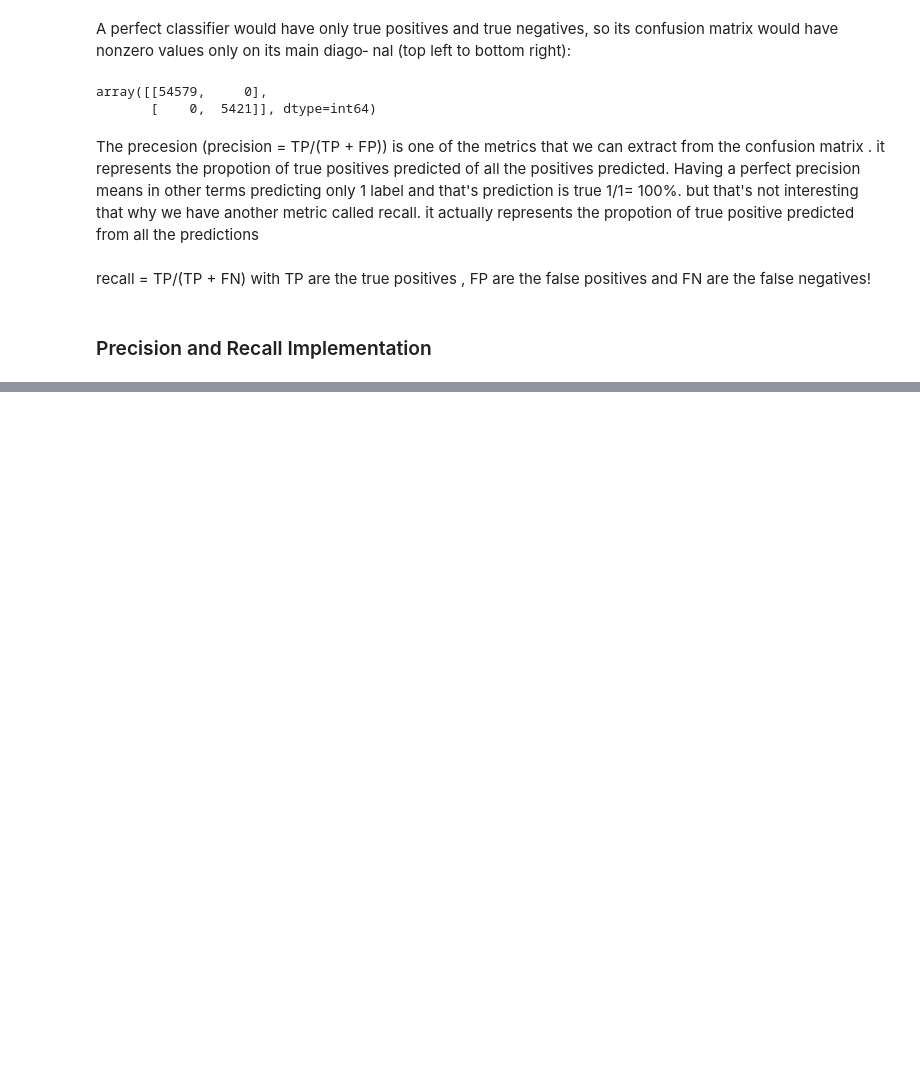
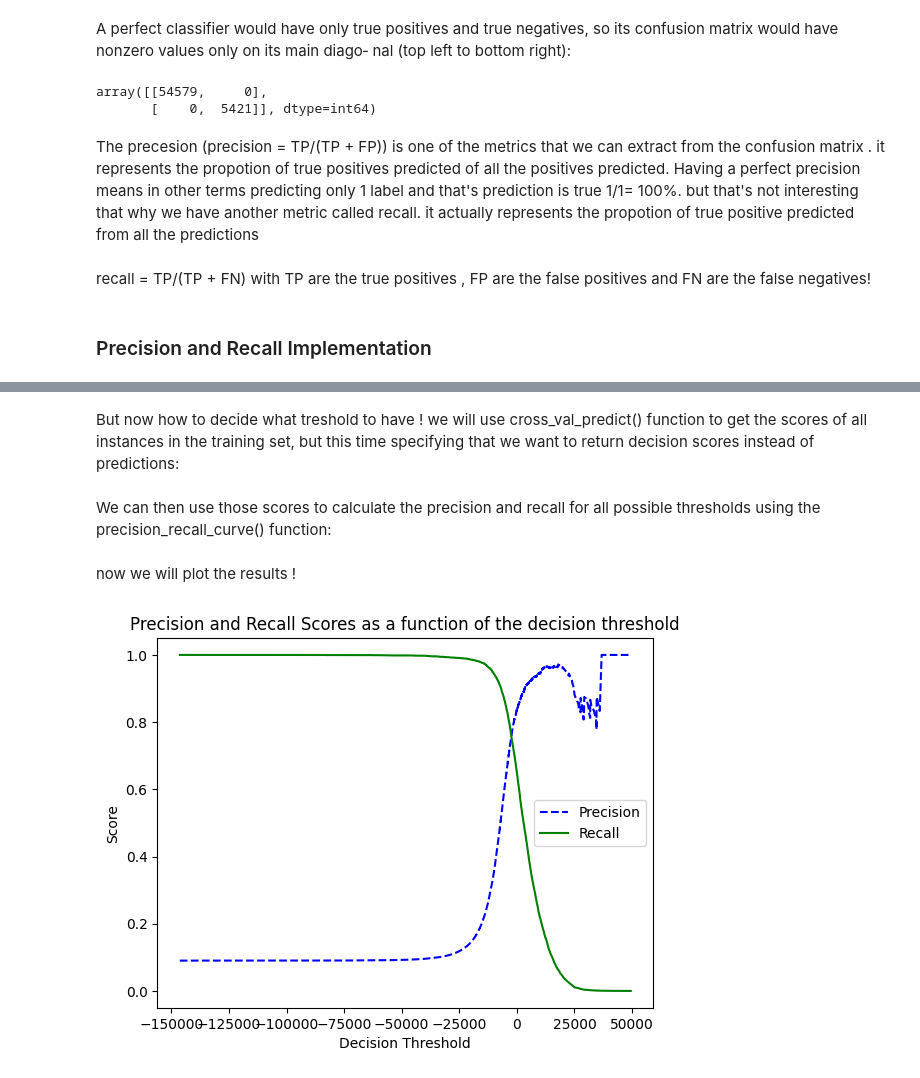
Before and after one commit to Chamiln17/Machine-Learning-Projects, a Jupyter notebook: 2-MNIST.ipynb, the cells around one changed output, grey strips where cells are left out. Saved outputs shown, nothing was run; the diff lists cells and outputs as text; code cells hidden in the pictures; blank space fills up the shorter version.

Commit message:
Analysing Recall/Precision Trade-off

```diff
--- a/2-MNIST.ipynb
+++ b/2-MNIST.ipynb
@@ -130,0 +179,27 @@ recall = TP/(TP + FN) with TP are the true positives , FP are the false positive
+# %% [markdown]
+But now how to decide what treshold to have ! we will use cross_val_predict() function to get the scores of all instances in the training set, but this time specifying that we want to return decision scores instead of predictions:
+# %%
+y_scores = cross_val_predict(sgd_clf, X_train, y_train_5, cv=3,method="decision_function")
+# %% [markdown]
+We can then use those scores to calculate the precision and recall for all possible thresholds using the precision_recall_curve() function:
+# %%
+from sklearn.metrics import precision_recall_curve
+precisions, recalls, thresholds = precision_recall_curve(y_train_5, y_scores)
+# %% [markdown]
+now we will plot the results !
+# %%
+import matplotlib.pyplot as plt
+
+def plot_precision_recall_vs_threshold(precisions, recalls, thresholds):
+    plt.title("Precision and Recall Scores as a function of the decision threshold")
+    plt.plot(thresholds, precisions[:-1], "b--", label="Precision")
+    plt.plot(thresholds, recalls[:-1], "g-", label="Recall")
+    plt.ylabel("Score")
+    plt.xlabel("Decision Threshold")
+    plt.legend(loc='best')
+
+# assuming precisions, recalls, thresholds are defined
+plot_precision_recall_vs_threshold(precisions, recalls, thresholds)
+plt.show()
+# %% [output]
+[figure, added]
```
Also changed, not shown: parts of 15 cells of this notebook.
